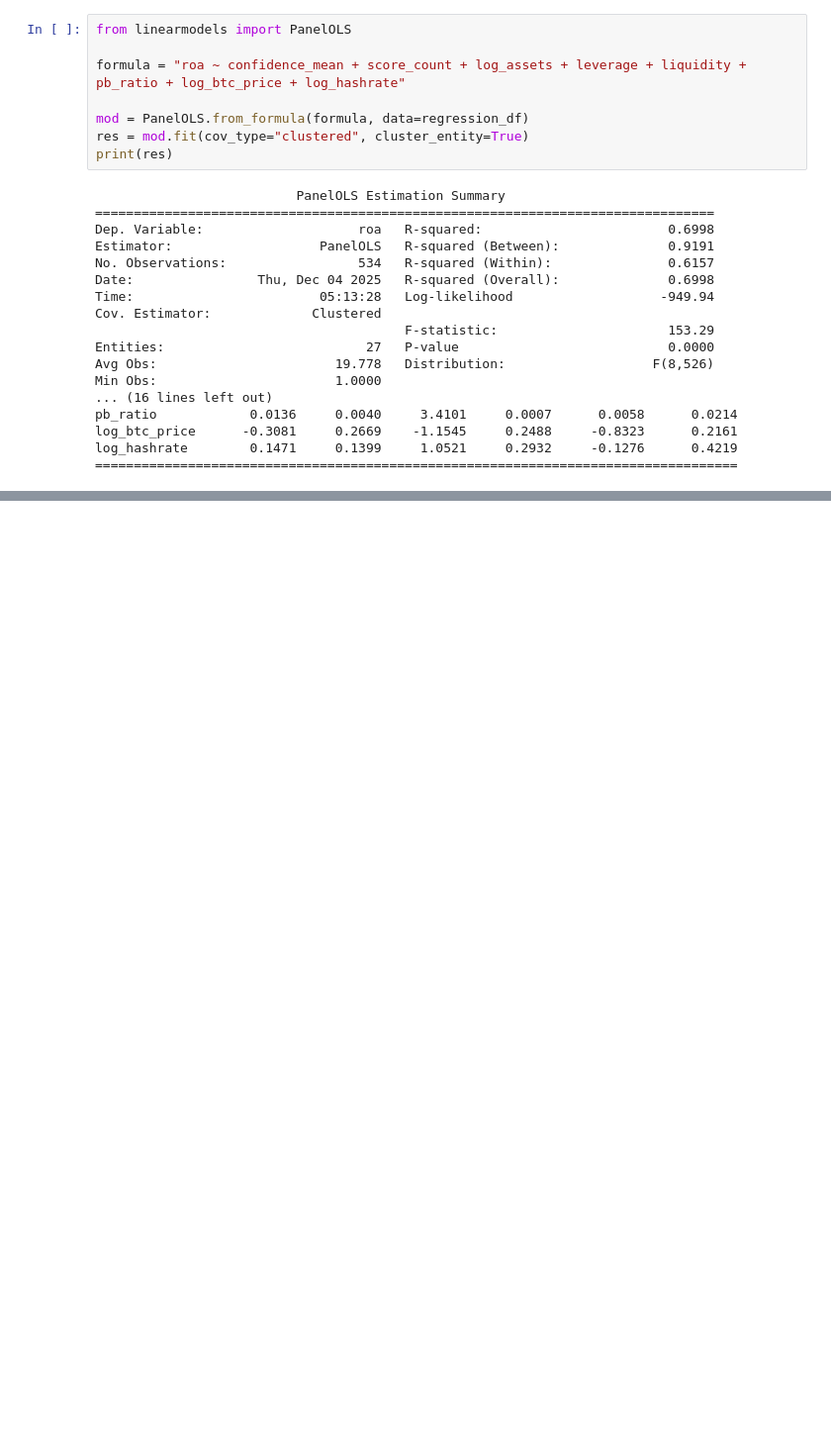
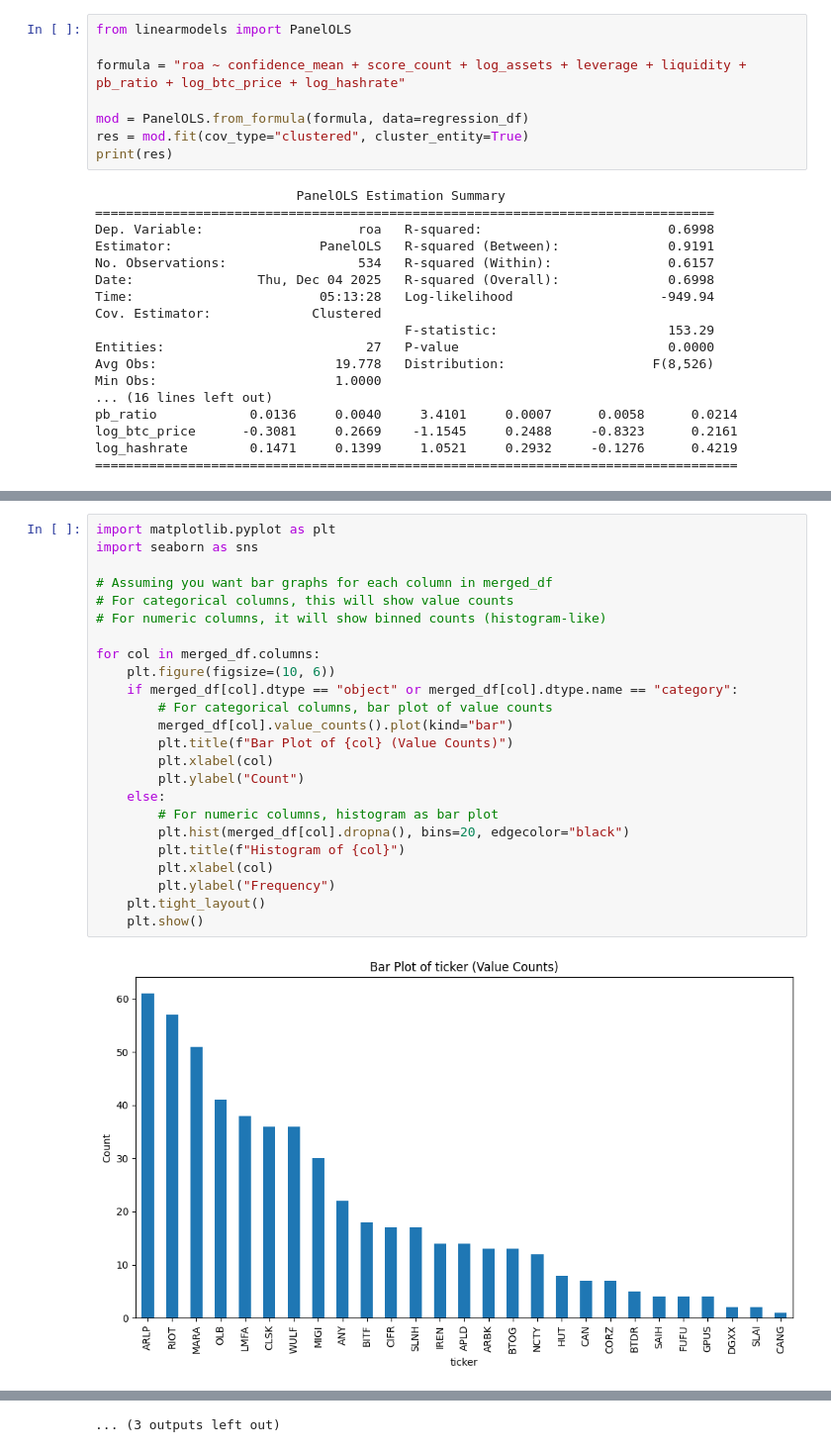
Before and after one commit to NoelJacob/research-sec, a Jupyter notebook: final-csv.ipynb, the cells around one changed output, grey strips where cells are left out. Shown: that part at 99% size. Saved outputs shown, nothing was run; the diff lists cells and outputs as text; blank space fills up the shorter version.

```diff
--- a/final-csv.ipynb
+++ b/final-csv.ipynb
@@ -111,0 +176,26 @@ log_hashrate        0.1471     0.1399     1.0521     0.2932     -0.1276      0.4
+# %%
+import matplotlib.pyplot as plt
+import seaborn as sns
+
+# Assuming you want bar graphs for each column in merged_df
+# For categorical columns, this will show value counts
+# For numeric columns, it will show binned counts (histogram-like)
+
+for col in merged_df.columns:
+    plt.figure(figsize=(10, 6))
+    if merged_df[col].dtype == "object" or merged_df[col].dtype.name == "category":
+        # For categorical columns, bar plot of value counts
+        merged_df[col].value_counts().plot(kind="bar")
+        plt.title(f"Bar Plot of {col} (Value Counts)")
+        plt.xlabel(col)
+        plt.ylabel("Count")
+    else:
+        # For numeric columns, histogram as bar plot
+        plt.hist(merged_df[col].dropna(), bins=20, edgecolor="black")
+        plt.title(f"Histogram of {col}")
+        plt.xlabel(col)
+        plt.ylabel("Frequency")
+    plt.tight_layout()
+    plt.show()
+# %% [output]
+[figure, added]
@@ -111,0 +213 @@ log_hashrate        0.1471     0.1399     1.0521     0.2932     -0.1276      0.4
+... (3 outputs left out)
```
Also changed, not shown: parts of 7 cells of this notebook, 4 other files.
